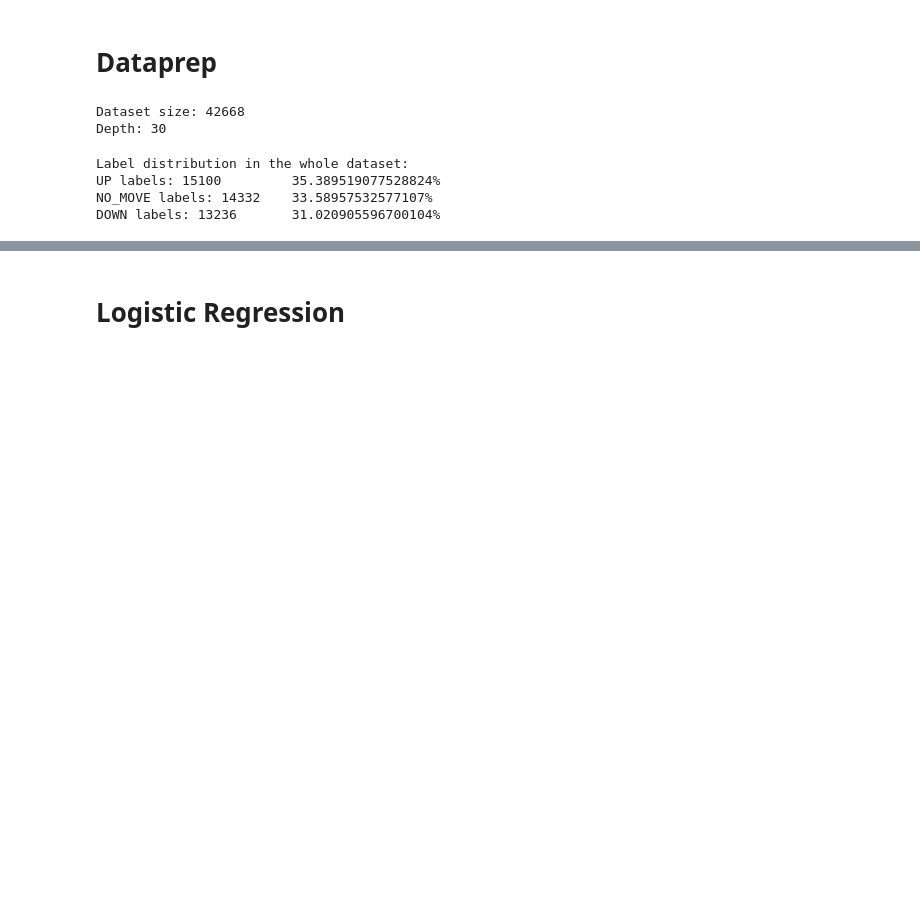
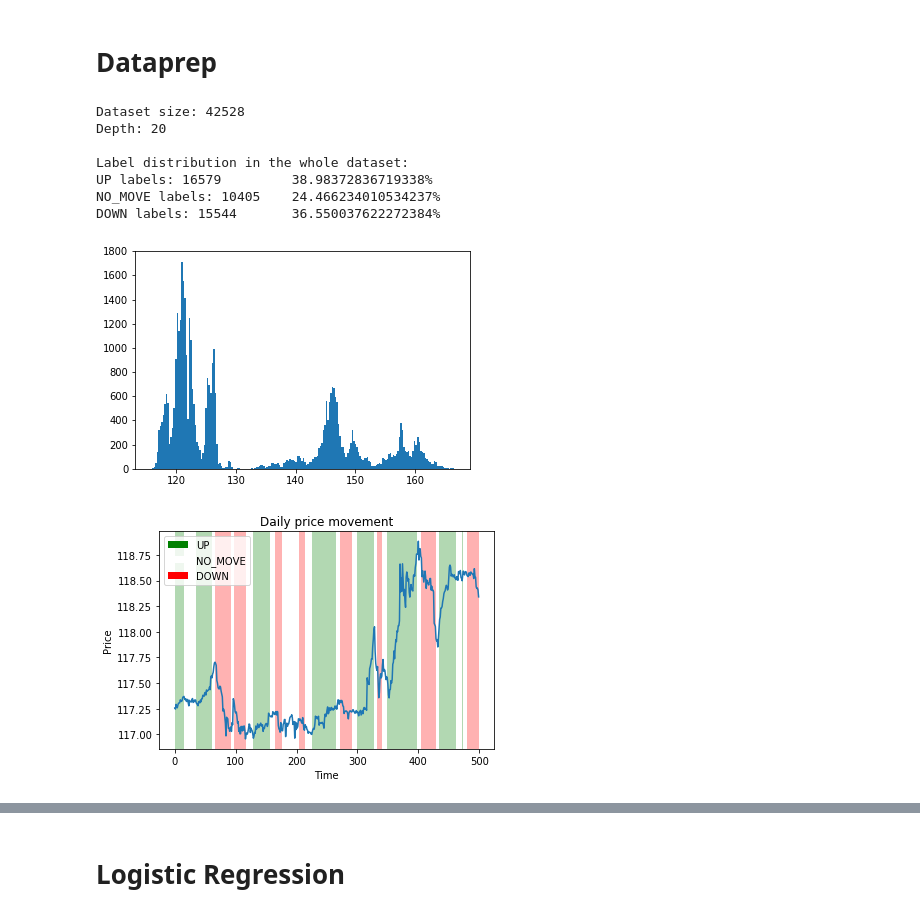
Before and after one commit to tornermarton/SemesterProject, a Jupyter notebook: regression_snapshots.ipynb, the cells around one changed output, grey strips where cells are left out. Drawn from its saved outputs; the diff is of its cells as text; code cells hidden in the pictures; blank space fills up the shorter version.

```diff
--- a/regression_snapshots.ipynb
+++ b/regression_snapshots.ipynb
@@ -37,21 +38,27 @@ elif n_labels == 3:
 else:
     class_names = []
 # %%
-with gzip.GzipFile("data/kraken/eth_eur_d30_w100_l3.npy.gz", "r") as file:
+with gzip.GzipFile("data/kraken/eth_eur_d20_lw20_sw300_l3.npy.gz", "r") as file:
     dataset = np.load(file)
 
 lob_depth = int(len(dataset["snapshot"][0])/2)
 
 print("Dataset size:", len(dataset))
 print("Depth:", lob_depth)
+print()
+print("Label distribution in the whole dataset:")
+count_labels(dataset["label"])
+
+plt.hist(dataset["vwap"], bins=200)
+plot_labels(dataset["vwap"][:500], dataset["label"][:500], False)
+plt.show()
 # %% [output]
-Dataset size: 42668
-Depth: 30
+Dataset size: 42528
+Depth: 20
+
+Label distribution in the whole dataset:
+UP labels: 16579         38.98372836719338%
+NO_MOVE labels: 10405    24.466234010534237%
+DOWN labels: 15544       36.550037622272384%
+[figure, added]
+[figure, added]
-# %%
-print("Label distribution in the whole dataset:")
-count_labels(dataset)
-# %% [output]
-Label distribution in the whole dataset:
-UP labels: 15100         35.389519077528824%
-NO_MOVE labels: 14332    33.58957532577107%
-DOWN labels: 13236       31.020905596700104%
```
Also changed, not shown: parts of 17 cells of this notebook, 1 other file.
